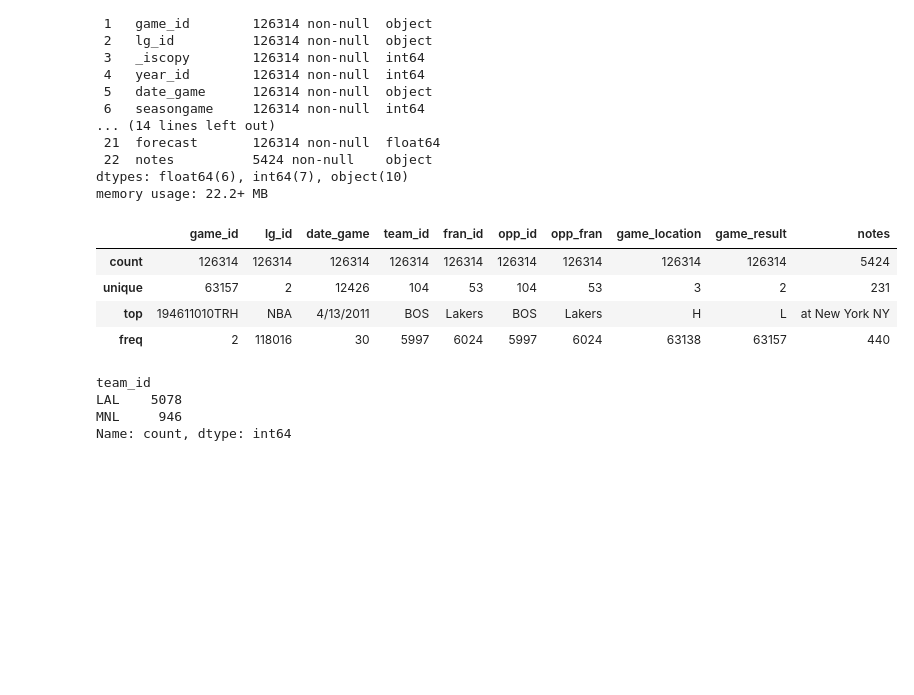
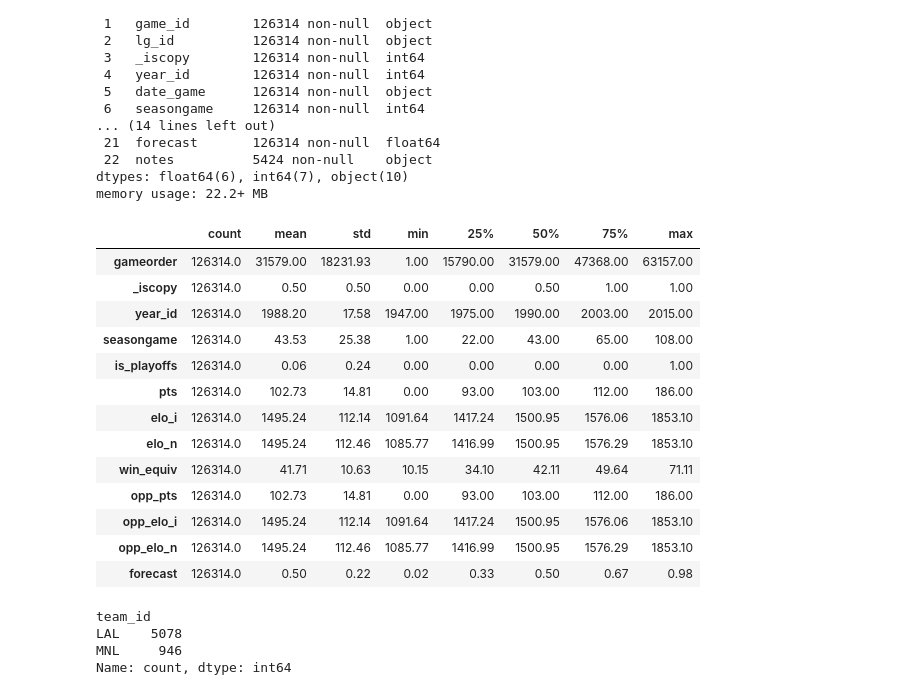
Before and after one commit to getpeped/WorkBook, a Jupyter notebook: nba_team_players.ipynb, the cells around one changed output. Drawn from its saved outputs; the diff is of its cells as text; code cells hidden in the pictures; blank space fills up the shorter version.

```diff
--- a/nba_team_players.ipynb
+++ b/nba_team_players.ipynb
@@ -35,13 +35,22 @@ dtypes: float64(6), int64(7), object(10)
 memory usage: 22.2+ MB
 # %%
 df.describe().round(2).T
-df.describe(include=object)
+# df.describe(include=object)
 # %% [output]
-|  | game_id | lg_id | date_game | team_id | fran_id | opp_id | opp_fran | game_location | game_result | notes |
-| count | 126314 | 126314 | 126314 | 126314 | 126314 | 126314 | 126314 | 126314 | 126314 | 5424 |
-| unique | 63157 | 2 | 12426 | 104 | 53 | 104 | 53 | 3 | 2 | 231 |
-| top | 194611010TRH | NBA | 4/13/2011 | BOS | Lakers | BOS | Lakers | H | L | at New York NY |
-| freq | 2 | 118016 | 30 | 5997 | 6024 | 5997 | 6024 | 63138 | 63157 | 440 |
+|  | count | mean | std | min | 25% | 50% | 75% | max |
+| gameorder | 126314.0 | 31579.00 | 18231.93 | 1.00 | 15790.00 | 31579.00 | 47368.00 | 63157.00 |
+| _iscopy | 126314.0 | 0.50 | 0.50 | 0.00 | 0.00 | 0.50 | 1.00 | 1.00 |
+| year_id | 126314.0 | 1988.20 | 17.58 | 1947.00 | 1975.00 | 1990.00 | 2003.00 | 2015.00 |
+| seasongame | 126314.0 | 43.53 | 25.38 | 1.00 | 22.00 | 43.00 | 65.00 | 108.00 |
+| is_playoffs | 126314.0 | 0.06 | 0.24 | 0.00 | 0.00 | 0.00 | 0.00 | 1.00 |
+| pts | 126314.0 | 102.73 | 14.81 | 0.00 | 93.00 | 103.00 | 112.00 | 186.00 |
+| elo_i | 126314.0 | 1495.24 | 112.14 | 1091.64 | 1417.24 | 1500.95 | 1576.06 | 1853.10 |
+| elo_n | 126314.0 | 1495.24 | 112.46 | 1085.77 | 1416.99 | 1500.95 | 1576.29 | 1853.10 |
+| win_equiv | 126314.0 | 41.71 | 10.63 | 10.15 | 34.10 | 42.11 | 49.64 | 71.11 |
+| opp_pts | 126314.0 | 102.73 | 14.81 | 0.00 | 93.00 | 103.00 | 112.00 | 186.00 |
+| opp_elo_i | 126314.0 | 1495.24 | 112.14 | 1091.64 | 1417.24 | 1500.95 | 1576.06 | 1853.10 |
+| opp_elo_n | 126314.0 | 1495.24 | 112.46 | 1085.77 | 1416.99 | 1500.95 | 1576.29 | 1853.10 |
+| forecast | 126314.0 | 0.50 | 0.22 | 0.02 | 0.33 | 0.50 | 0.67 | 0.98 |
 # %%
 df.loc[df['fran_id'] == 'Lakers', 'team_id'].value_counts()
 # %% [output]
```
Also changed, not shown: parts of 1 cell of this notebook.
